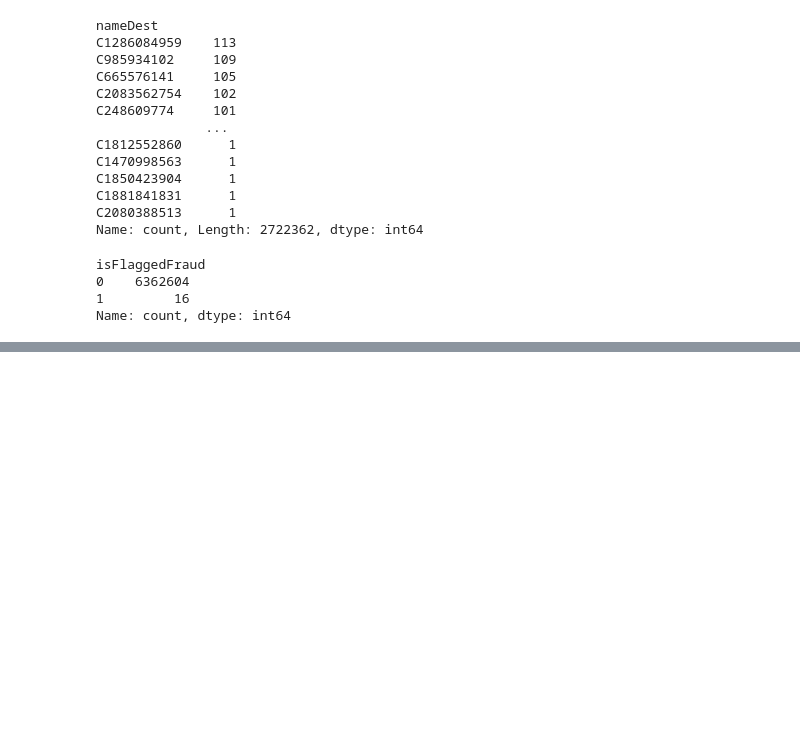
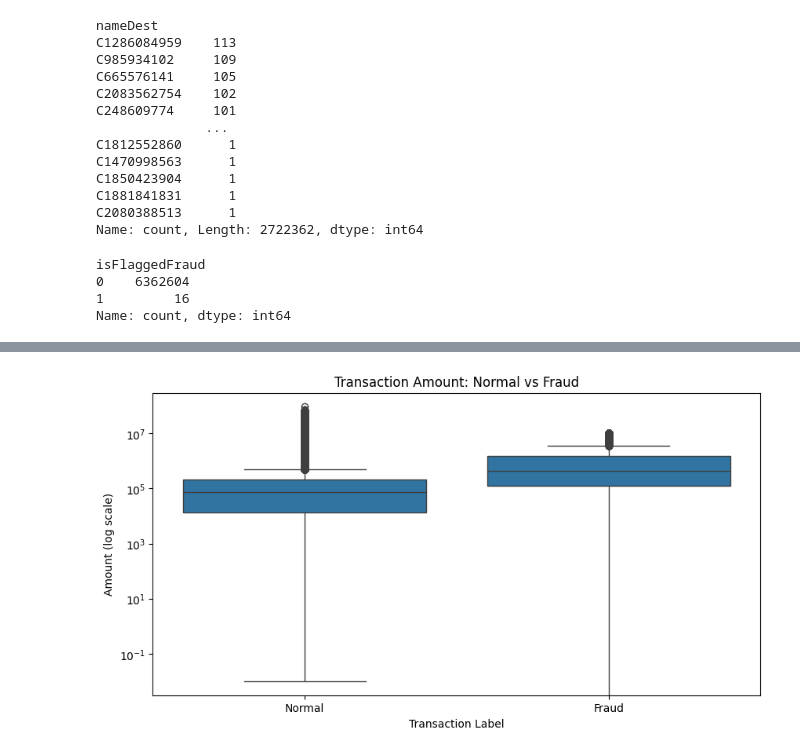
Before and after one commit to sthasarita/digital_wallet_fraud_detection, a Jupyter notebook: main.ipynb, the cells around one changed output, grey strips where cells are left out. Drawn from its saved outputs; the diff is of its cells as text; code cells hidden in the pictures; blank space fills up the shorter version.

```diff
--- a/main.ipynb
+++ b/main.ipynb
@@ -248,0 +333,13 @@ df[df["isFlaggedFraud"]==1]
+# %%
+# Graph 1: Transaction amount distribution
+plt.figure(figsize = (10, 5))
+
+sns.boxplot(data = df, x = "isFraud", y = "amount")
+plt.yscale("log")
+plt.xticks([0,1], ["Normal", "Fraud"])
+plt.title("Transaction Amount: Normal vs Fraud")
+plt.xlabel("Transaction Label")
+plt.ylabel("Amount (log scale)")
+plt.show()
+# %% [output]
+[figure, added]
```
Also changed, not shown: parts of 27 cells of this notebook, 1 other file.
